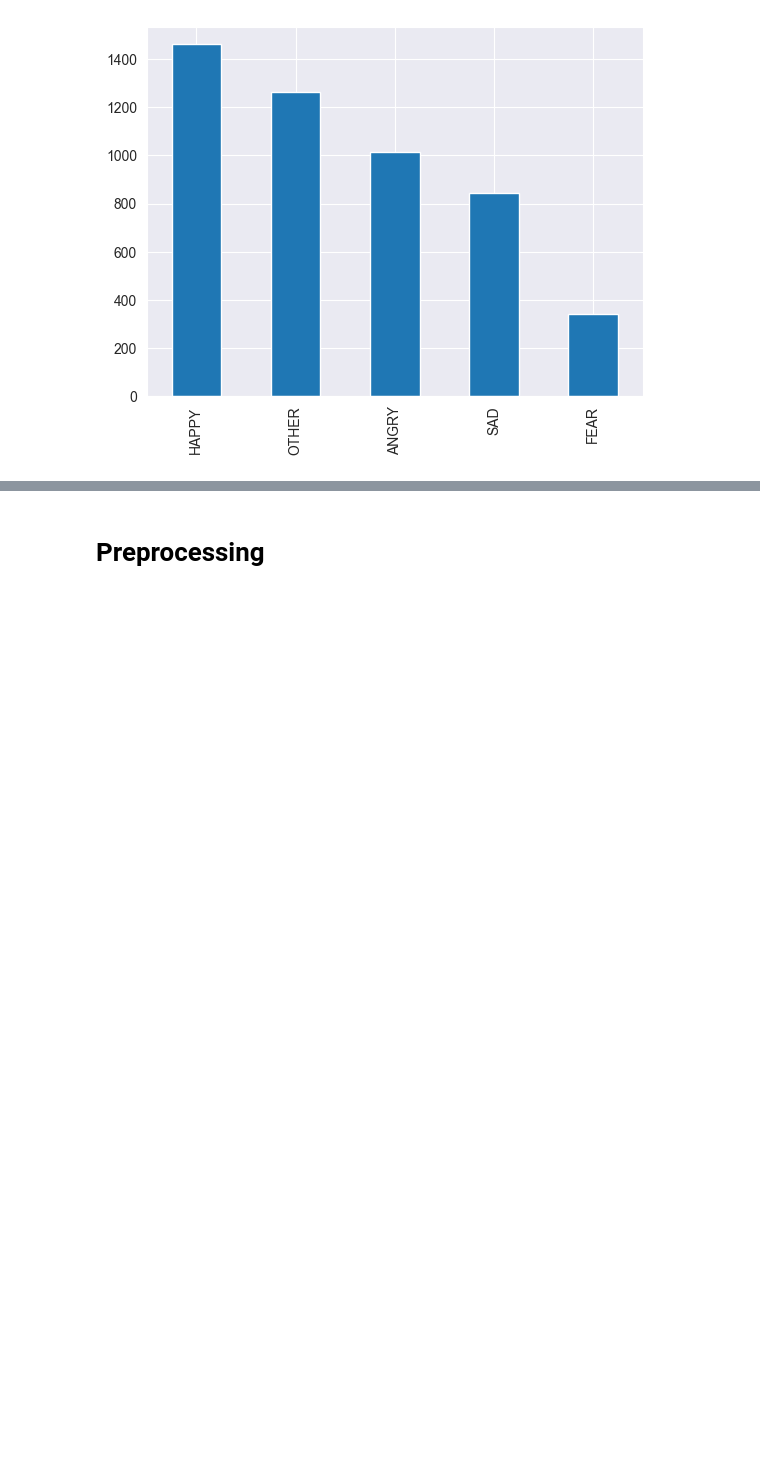
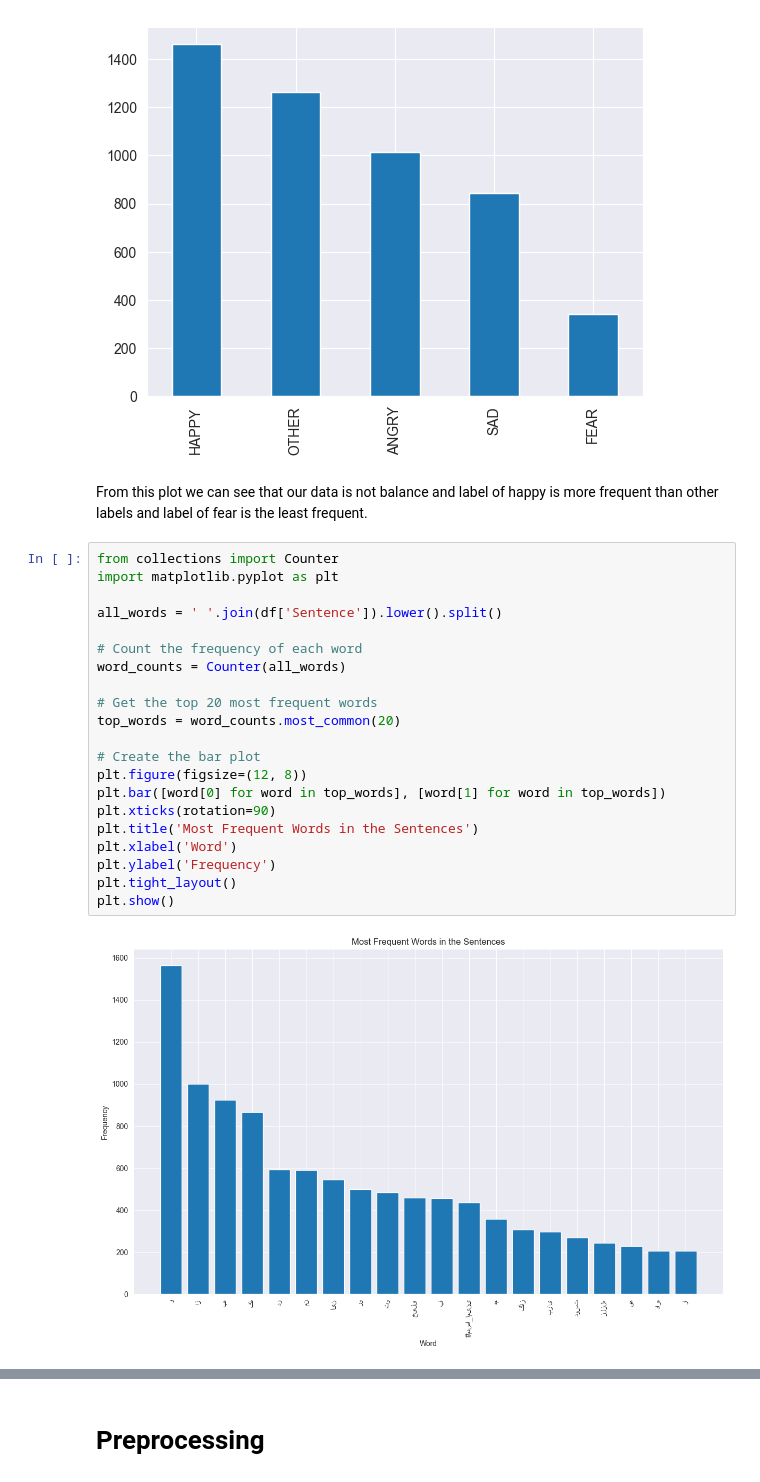
Before and after one commit to pooyanosk1382/ML, a Jupyter notebook: Assignment3/Temp.ipynb, the cells around one changed output, grey strips where cells are left out. Saved outputs shown, nothing was run; the diff lists cells and outputs as text; blank space fills up the shorter version.

```diff
--- a/Assignment3/Temp.ipynb
+++ b/Assignment3/Temp.ipynb
@@ -53,3 +69,28 @@ plot_df.plot(kind="bar")
 # %% [output]
 <AxesSubplot: >
 [figure]
+# %% [markdown]
+From this plot we can see that our data is not balance and label of happy is more frequent than other labels and label of fear is the least frequent.
+# %%
+from collections import Counter
+import matplotlib.pyplot as plt
+
+all_words = ' '.join(df['Sentence']).lower().split()
+
+# Count the frequency of each word
+word_counts = Counter(all_words)
+
+# Get the top 20 most frequent words
+top_words = word_counts.most_common(20)
+
+# Create the bar plot
+plt.figure(figsize=(12, 8))
+plt.bar([word[0] for word in top_words], [word[1] for word in top_words])
+plt.xticks(rotation=90)
+plt.title('Most Frequent Words in the Sentences')
+plt.xlabel('Word')
+plt.ylabel('Frequency')
+plt.tight_layout()
+plt.show()
+# %% [output]
+[figure, added]
```
Also changed, not shown: parts of 55 cells of this notebook, 1 other file.
